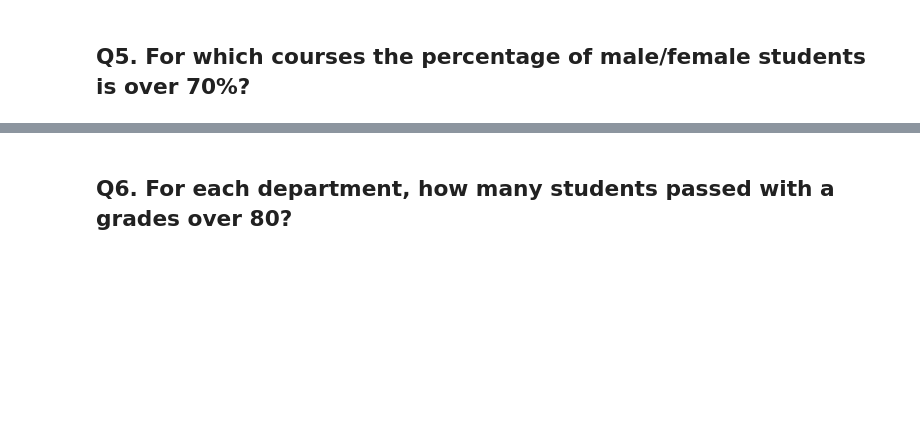
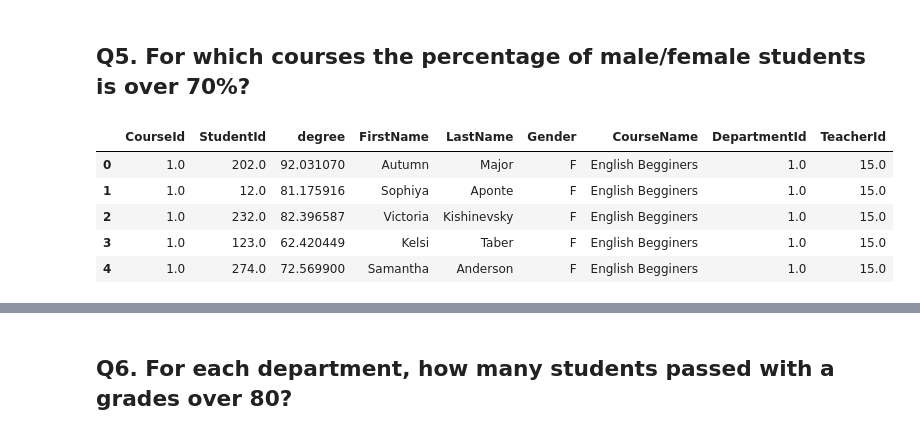
Before and after one commit to EtiMayer/DataScience, a Jupyter notebook: python/Python-final.ipynb, the cells around one changed output, grey strips where cells are left out. Saved outputs shown, nothing was run; the diff lists cells and outputs as text; code cells hidden in the pictures; blank space fills up the shorter version.

```diff
--- a/python/Python-final.ipynb
+++ b/python/Python-final.ipynb
@@ -151,2 +152,12 @@ Q3
 # %% [markdown]
 ## Q5. For which courses the percentage of male/female students is over 70%?
+# %%
+Q5 = classrooms.merge(students, on = 'StudentId', how='left').merge(courses, on='CourseId', how='left')
+Q5.head()
+# %% [output]
+|  | CourseId | StudentId | degree | FirstName | LastName | Gender | CourseName | DepartmentId | TeacherId |
+| 0 | 1.0 | 202.0 | 92.031070 | Autumn | Major | F | English Begginers | 1.0 | 15.0 |
+| 1 | 1.0 | 12.0 | 81.175916 | Sophiya | Aponte | F | English Begginers | 1.0 | 15.0 |
+| 2 | 1.0 | 232.0 | 82.396587 | Victoria | Kishinevsky | F | English Begginers | 1.0 | 15.0 |
+| 3 | 1.0 | 123.0 | 62.420449 | Kelsi | Taber | F | English Begginers | 1.0 | 15.0 |
+| 4 | 1.0 | 274.0 | 72.569900 | Samantha | Anderson | F | English Begginers | 1.0 | 15.0 |
```
Also changed, not shown: parts of 18 cells of this notebook.
